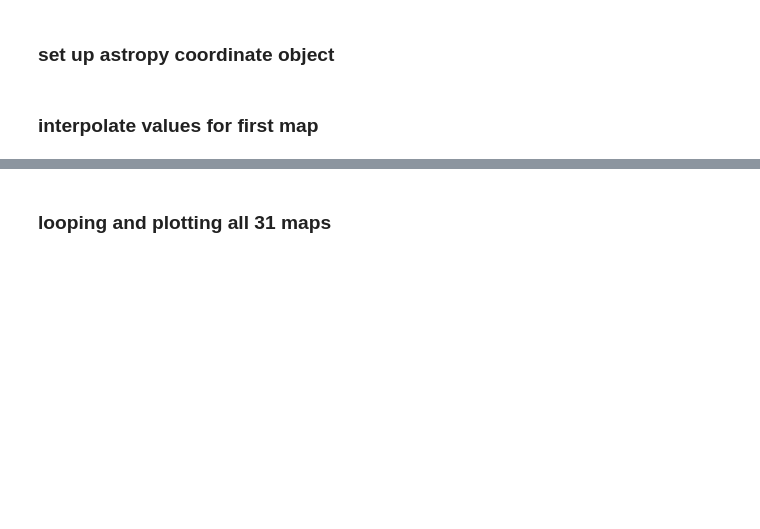
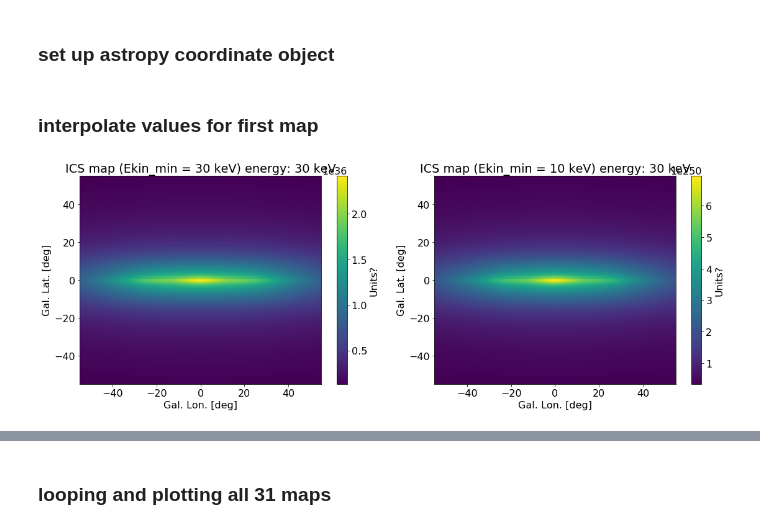
Before and after one commit to tsiegert/PBH, a Jupyter notebook: ICS_templates.ipynb, the cells around one changed output, grey strips where cells are left out. Drawn from its saved outputs; the diff is of its cells as text; code cells hidden in the pictures; blank space fills up the shorter version.

```diff
--- a/ICS_templates.ipynb
+++ b/ICS_templates.ipynb
@@ -127,0 +133,20 @@ flux_map = flux_map.reshape((n_b, n_l))
+# %%
+plt.figure(figsize=(16,6))
+
+plt.subplot(121)
+plt.pcolormesh(L_ARRg,B_ARRg,flux_map30)
+plt.xlabel('Gal. Lon. [deg]')
+plt.ylabel('Gal. Lat. [deg]')
+plt.title(r'ICS map (Ekin_min = 30 keV) energy: {0:1.0f}'.format(energy))
+plt.colorbar(label='Units?')
+
+plt.subplot(122)
+plt.pcolormesh(L_ARRg,B_ARRg,flux_map10)
+plt.xlabel('Gal. Lon. [deg]')
+plt.ylabel('Gal. Lat. [deg]')
+plt.title(r'ICS map (Ekin_min = 10 keV) energy: {0:1.0f}'.format(energy))
+plt.colorbar(label='Units?')
+
+plt.tight_layout()
+# %% [output]
+[figure, added]
```
Also changed, not shown: parts of 5 cells of this notebook.
